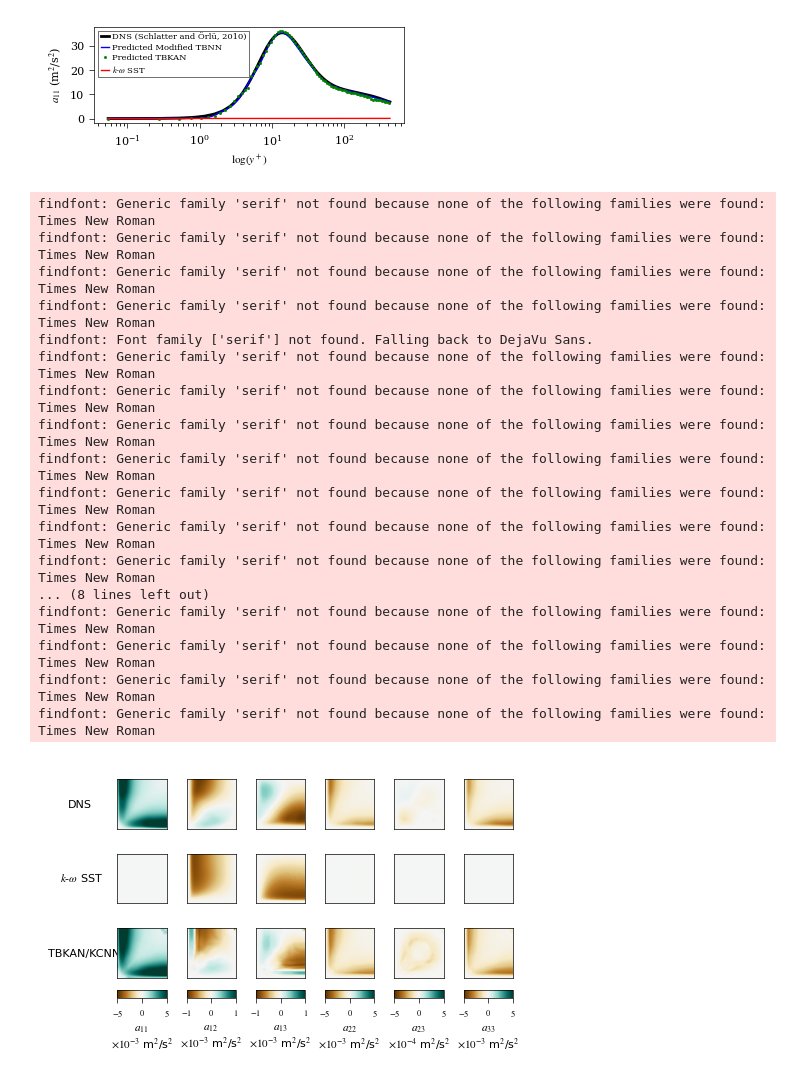
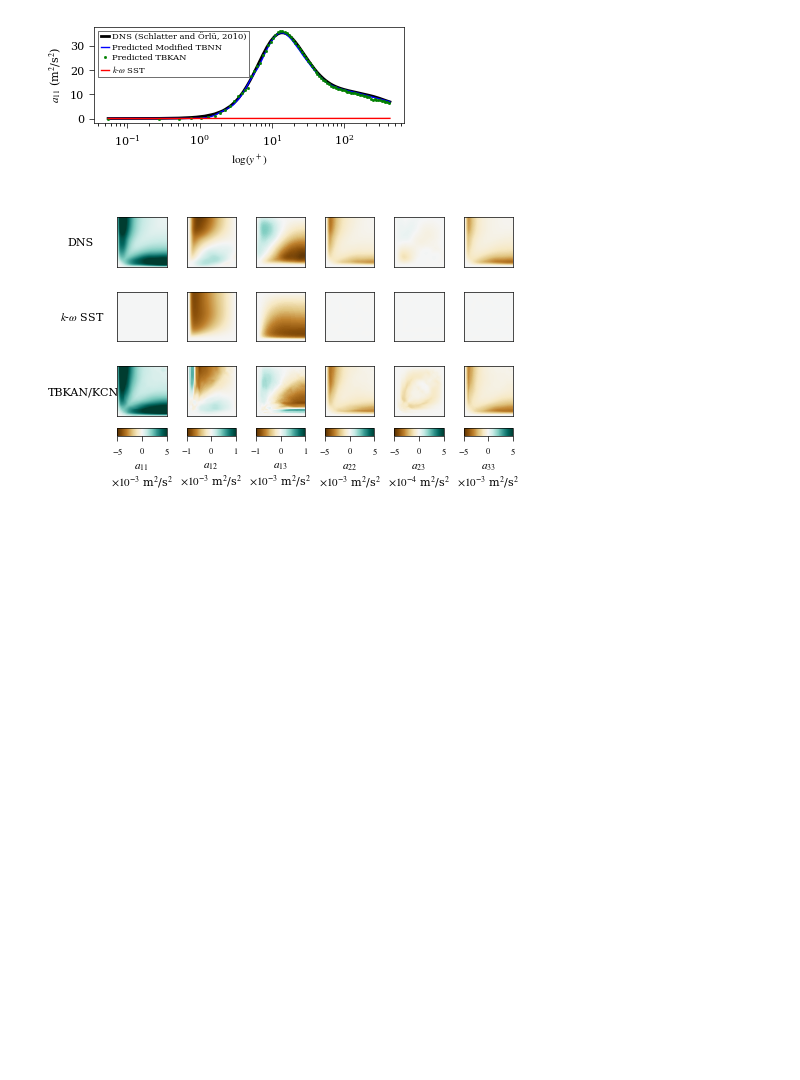
Before and after one commit to Nikhilakalia/kanTBNN, a Jupyter notebook: plots.ipynb, the cells around one changed output. Cells and saved outputs as stored; diff of their text form; code cells hidden in the pictures; blank space fills up the shorter version.

```diff
--- a/plots.ipynb
+++ b/plots.ipynb
@@ -1014,7 +947,7 @@ fig.savefig('figs/barycentric_legend.pdf')
 # %%
 fig = plt.figure(figsize=(6,3))
 #df_tbnn = pd.read_csv('data/TBNNiii-24May27_08:45:31_df_test_tbnn_duct.csv')
-df_tbnn = pd.read_csv('/home/nikhila/WDC/kan/kanTBNN/models/duct_only/kanTBNN-25Jan15_10:15:07_df_test_tbnn_duct.csv')
+df_tbnn = pd.read_csv('/home/nikhila/WDC/kan/kanTBNN/models/duct_only_2/kanTBNN-25Jan16_08:55:58_df_test_tbnn_duct.csv')
 df_kcnn = pd.read_csv('/home/nikhila/WDC/kan/kanTBNN/models/obsolete/duct_only/KCNN-24May27_08:59:17_df_test_kcnn_duct.csv')
 
 range_min = 0
@@ -1167,52 +1100,35 @@ for ax in axrans_anno, axpred_anno, axtrue_anno:
     ax.set_ylim([-1,0])
 
 for ax in axpred11,axrans11,axtrue11,axpred12,axrans12,axtrue12,axpred13,axrans13,axtrue13,axpred22,axrans22,axtrue22,axpred23,axrans23,axtrue23,axpred33,axrans33,axtrue33:
     ax.set_rasterization_zorder(-99)
     ax.set_xlim([-1,0])
     ax.set_ylim([-1,0])
     ax.set_aspect(1)
     #ax.set_axis_off()
     ax.set_xticks([])
     ax.set_yticks([])
 
 #cax.set_axis_off()
 
 
 #ax.plot(geom[:,0],geom[:,1],'k-',linewidth=1,zorder=-99)
 
 #ax.set_xlim([-1,1])
 #ax.set_ylim([0,0.1])
 #ax.set_yscale('log')
 #ax.legend()
 #ax.set_xscale('log')
 
 #ax1.set_yticks([-1, -0.5, 0])
 #ax1.set_xticks([-1, -0.5, 0])
 
 #ax1.set_aspect(1)
 #ax1.set_xlabel(r'$y/H$')
 #ax1.set_ylabel(r'$z/H$')
 
-fig.savefig('/home/nikhila/WDC/kan/figs/duct_a_pred.pdf',dpi=200)
+fig.savefig('/home/nikhila/WDC/kan/figs/duct_a_pred_duct_2.pdf',dpi=200)
 # %% [output]
-findfont: Generic family 'serif' not found because none of the following families were found: Times New Roman
-findfont: Generic family 'serif' not found because none of the following families were found: Times New Roman
-findfont: Generic family 'serif' not found because none of the following families were found: Times New Roman
-findfont: Generic family 'serif' not found because none of the following families were found: Times New Roman
-findfont: Font family ['serif'] not found. Falling back to DejaVu Sans.
-findfont: Generic family 'serif' not found because none of the following families were found: Times New Roman
-findfont: Generic family 'serif' not found because none of the following families were found: Times New Roman
-findfont: Generic family 'serif' not found because none of the following families were found: Times New Roman
-findfont: Generic family 'serif' not found because none of the following families were found: Times New Roman
-findfont: Generic family 'serif' not found because none of the following families were found: Times New Roman
-findfont: Generic family 'serif' not found because none of the following families were found: Times New Roman
-findfont: Generic family 'serif' not found because none of the following families were found: Times New Roman
-... (8 lines left out)
-findfont: Generic family 'serif' not found because none of the following families were found: Times New Roman
-findfont: Generic family 'serif' not found because none of the following families were found: Times New Roman
-findfont: Generic family 'serif' not found because none of the following families were found: Times New Roman
-findfont: Generic family 'serif' not found because none of the following families were found: Times New Roman
-[figure, old version]
+[figure, new version]
 # %%
 fig = plt.figure(figsize=(2,1.75))
 df_kcnn = pd.read_csv('data/duct_KCNN-24May27_08:59:17_df_test_kcnn_duct.csv')
```
Also changed, not shown: parts of 3 cells of this notebook, 31 other files.
